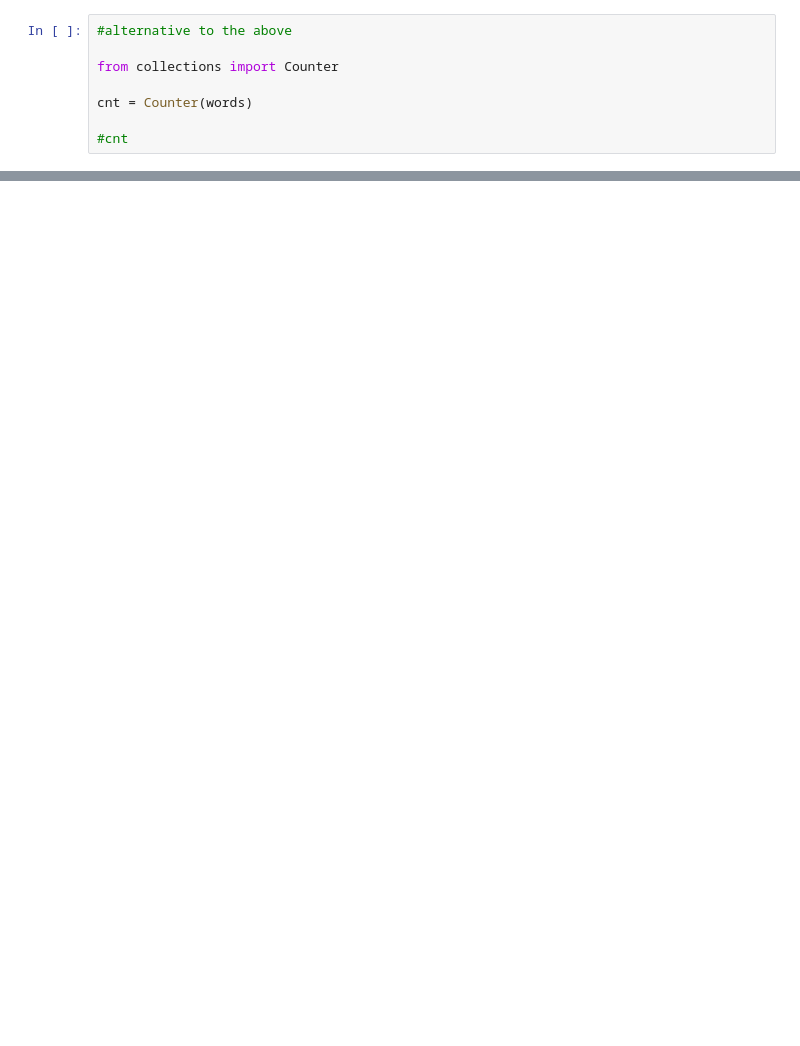
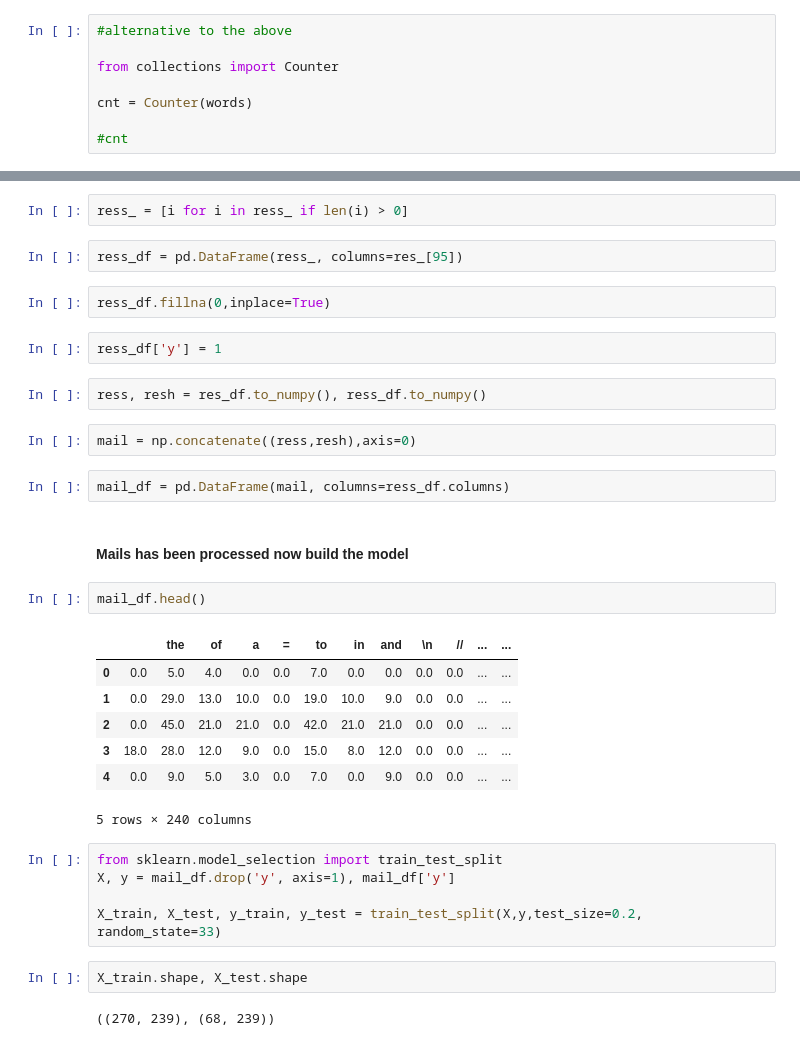
Before and after one commit to ARKA1112/HOML_AurelienG, a Jupyter notebook: chap3_classification.ipynb, the cells around one changed output, grey strips where cells are left out. Drawn from its saved outputs; the diff is of its cells as text; blank space fills up the shorter version.

```diff
--- a/chap3_classification.ipynb
+++ b/chap3_classification.ipynb
@@ -1125,0 +1191,35 @@ newdict
+# %%
+ress_ = [i for i in ress_ if len(i) > 0]
+# %%
+ress_df = pd.DataFrame(ress_, columns=res_[95])
+# %%
+ress_df.fillna(0,inplace=True)
+# %%
+ress_df['y'] = 1
+# %%
+ress, resh = res_df.to_numpy(), ress_df.to_numpy()
+# %%
+mail = np.concatenate((ress,resh),axis=0)
+# %%
+mail_df = pd.DataFrame(mail, columns=ress_df.columns)
+# %% [markdown]
+#### Mails has been processed now build the model
+# %%
+mail_df.head()
+# %% [output]
+|  |  | the | of | a | = | to | in | and | \n | // | ... | ... |
+| 0 | 0.0 | 5.0 | 4.0 | 0.0 | 0.0 | 7.0 | 0.0 | 0.0 | 0.0 | 0.0 | ... | ... |
+| 1 | 0.0 | 29.0 | 13.0 | 10.0 | 0.0 | 19.0 | 10.0 | 9.0 | 0.0 | 0.0 | ... | ... |
+| 2 | 0.0 | 45.0 | 21.0 | 21.0 | 0.0 | 42.0 | 21.0 | 21.0 | 0.0 | 0.0 | ... | ... |
+| 3 | 18.0 | 28.0 | 12.0 | 9.0 | 0.0 | 15.0 | 8.0 | 12.0 | 0.0 | 0.0 | ... | ... |
+| 4 | 0.0 | 9.0 | 5.0 | 3.0 | 0.0 | 7.0 | 0.0 | 9.0 | 0.0 | 0.0 | ... | ... |
+5 rows × 240 columns
+# %%
+from sklearn.model_selection import train_test_split
+X, y = mail_df.drop('y', axis=1), mail_df['y']
+
+X_train, X_test, y_train, y_test = train_test_split(X,y,test_size=0.2, random_state=33)
+# %%
+X_train.shape, X_test.shape
+# %% [output]
+((270, 239), (68, 239))
```
Also changed, not shown: parts of 21 cells of this notebook.
